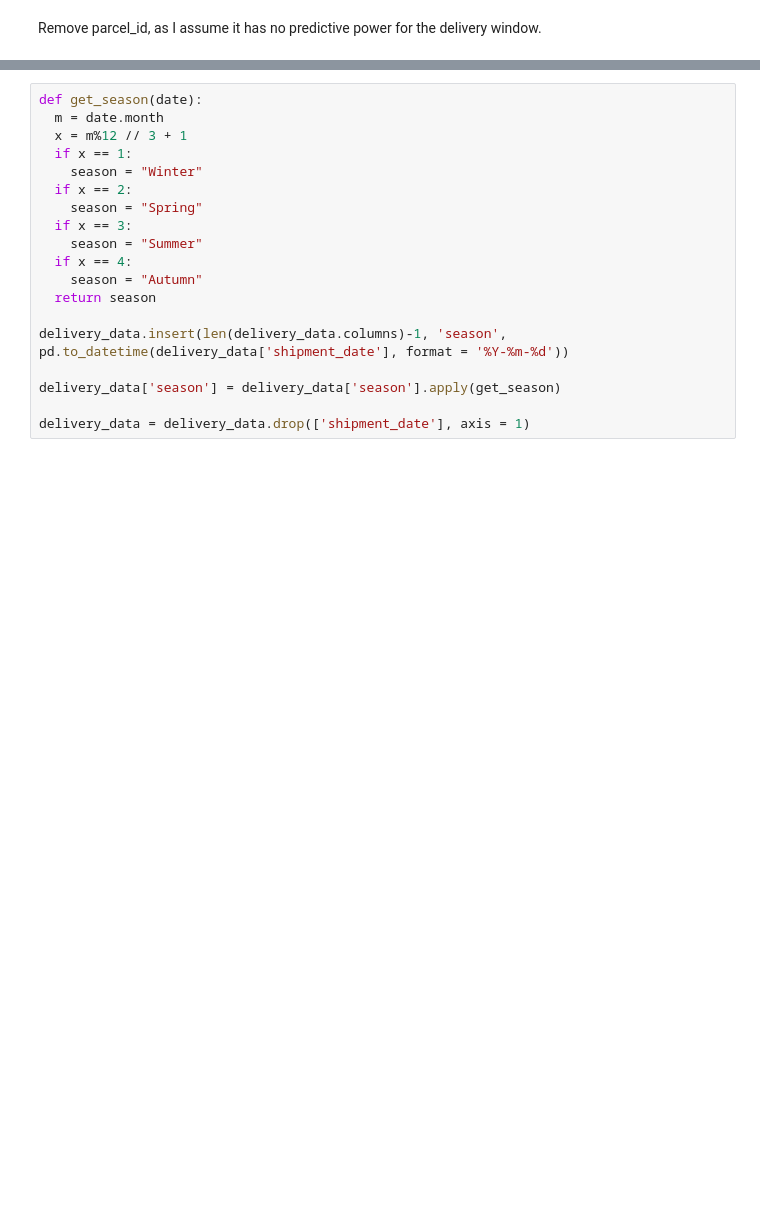
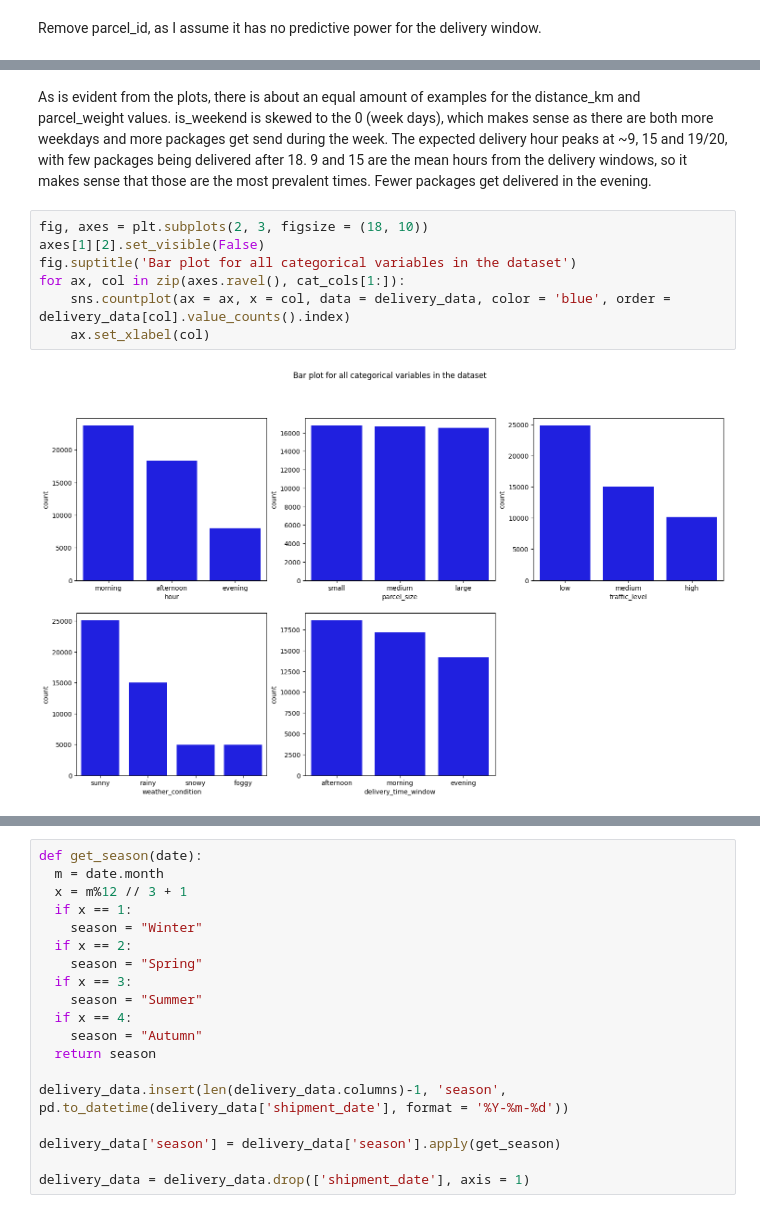
Before and after one commit to BasvVeen/PostNL_Assessment, a Jupyter notebook: Assessment.ipynb, the cells around one changed output, grey strips where cells are left out. Cells and saved outputs as stored; diff of their text form; blank space fills up the shorter version.

```diff
--- a/Assessment.ipynb
+++ b/Assessment.ipynb
@@ -100,0 +129,11 @@ Remove parcel_id, as I assume it has no predictive power for the delivery window
+# %% [markdown]
+As is evident from the plots, there is about an equal amount of examples for the distance_km and parcel_weight values. is_weekend is skewed to the 0 (week days), which makes sense as there are both more weekdays and more packages get send during the week. The expected delivery hour peaks at ~9, 15 and 19/20, with few packages being delivered after 18. 9 and 15 are the mean hours from the delivery windows, so it makes sense that those are the most prevalent times. Fewer packages get delivered in the evening.
+# %%
+fig, axes = plt.subplots(2, 3, figsize = (18, 10))
+axes[1][2].set_visible(False)
+fig.suptitle('Bar plot for all categorical variables in the dataset')
+for ax, col in zip(axes.ravel(), cat_cols[1:]):
+    sns.countplot(ax = ax, x = col, data = delivery_data, color = 'blue', order = delivery_data[col].value_counts().index)
+    ax.set_xlabel(col)
+# %% [output]
+[figure, added]
```
Also changed, not shown: parts of 38 cells of this notebook.
